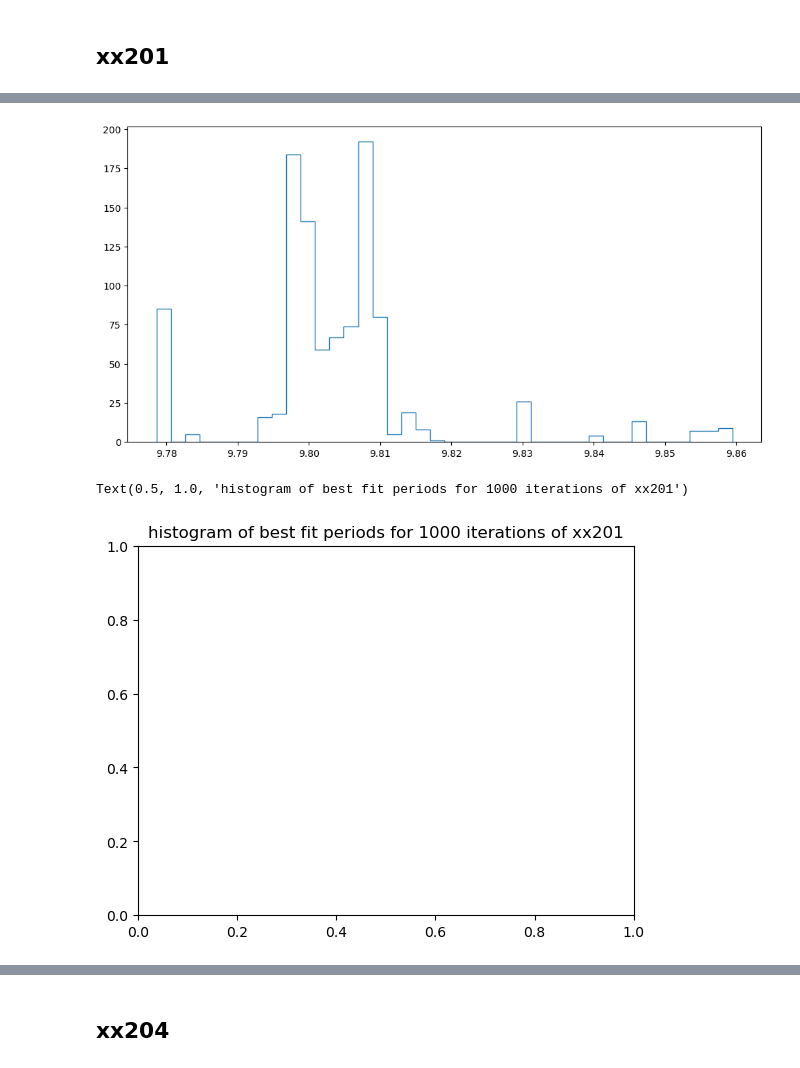
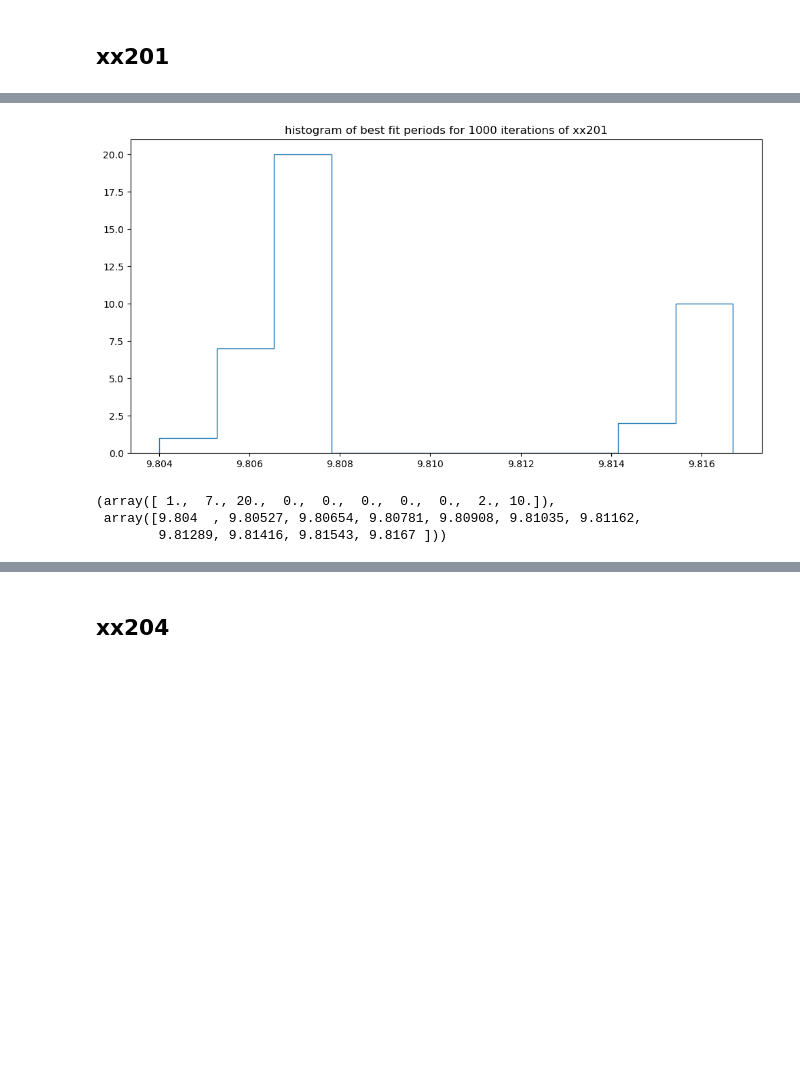
Before and after one commit to supremeKAI40/ULXP_thesis_analysis, a Jupyter notebook: nicer/nb_bootstrap_reportin.ipynb, the cells around one changed output, grey strips where cells are left out. Drawn from its saved outputs; the diff is of its cells as text; code cells hidden in the pictures; blank space fills up the shorter version.

```diff
--- a/nicer/nb_bootstrap_reportin.ipynb
+++ b/nicer/nb_bootstrap_reportin.ipynb
@@ -6,7 +6,7 @@ from astropy.io import fits
 # %% [markdown]
 ## xx201
 # %%
-df=pd.read_csv('./bootstrap_error/6050390201/best_fit_period_0.01bin_1000.txt',sep='\t',header=None)
+df=pd.read_csv('./bootstrap_error/6050390201/best_fit_period_0.01bin_40.txt',sep='\t',header=None)
 # df1=pd.read_csv('./bootstrap_error/6050390201/best_fit_period_100.1.txt',sep='\t')
-df.head()
+df.info()
 # %% [output]
@@ -54,12 +42,14 @@ plt.show()
 # %%
 plt.figure(figsize=(12,6))
-freq =plt.hist(df[1],histtype='step',bins=40)
+freq =plt.hist(df[1],histtype='step')
+plt.title('histogram of best fit periods for 1000 iterations of xx201')
 plt.show()
 freq[0],freq[1]
-plt.title('histogram of best fit periods for 1000 iterations of xx201')
+
 #plt.hist(df1['Best_Fit_Period'],histtype='step')
 # %% [output]
-[figure, old version]
+[figure, new version]
-Text(0.5, 1.0, 'histogram of best fit periods for 1000 iterations of xx201')
+(array([ 1.,  7., 20.,  0.,  0.,  0.,  0.,  0.,  2., 10.]),
+ array([9.804  , 9.80527, 9.80654, 9.80781, 9.80908, 9.81035, 9.81162,
+        9.81289, 9.81416, 9.81543, 9.8167 ]))
-[figure, removed]
 # %%
```
Also changed, not shown: parts of 54 cells of this notebook, 5 other files.
